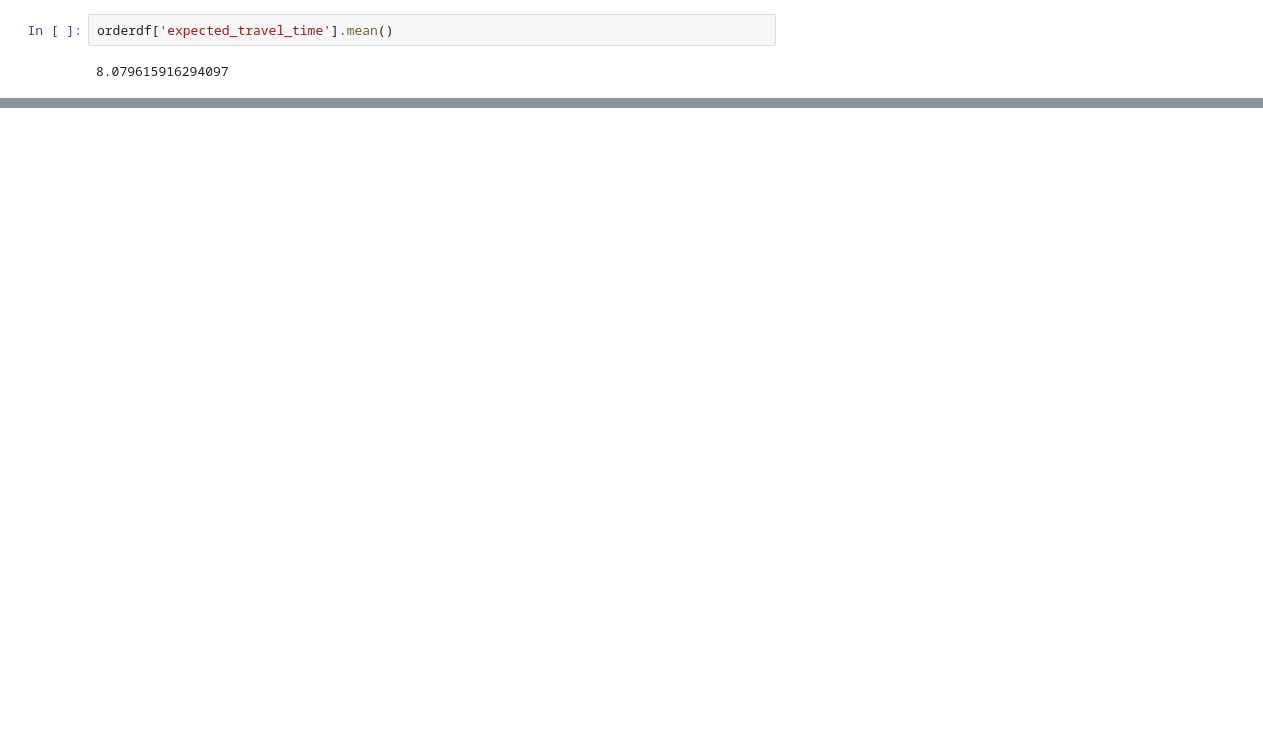
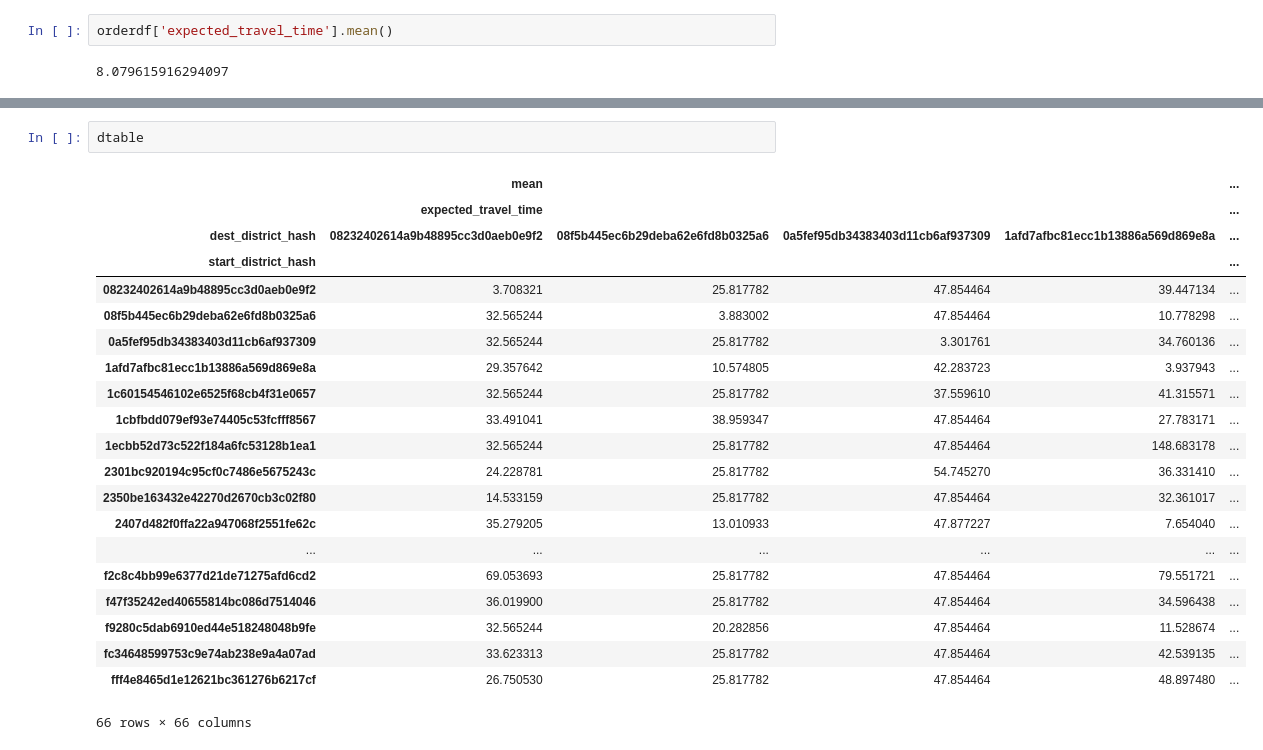
Before and after one commit to huevosabio/cs341, a Jupyter notebook: NetworkInference2.ipynb, the cells around one changed output, grey strips where cells are left out. Drawn from its saved outputs; the diff is of its cells as text; blank space fills up the shorter version.

```diff
--- a/NetworkInference2.ipynb
+++ b/NetworkInference2.ipynb
@@ -249,0 +257,24 @@ NameError: name 'dtable' is not defined
+# %%
+dtable
+# %% [output]
+|  | mean |  |  |  | ... |
+|  | expected_travel_time |  |  |  | ... |
+| dest_district_hash | 08232402614a9b48895cc3d0aeb0e9f2 | 08f5b445ec6b29deba62e6fd8b0325a6 | 0a5fef95db34383403d11cb6af937309 | 1afd7afbc81ecc1b13886a569d869e8a | ... |
+| start_district_hash |  |  |  |  | ... |
+| 08232402614a9b48895cc3d0aeb0e9f2 | 3.708321 | 25.817782 | 47.854464 | 39.447134 | ... |
+| 08f5b445ec6b29deba62e6fd8b0325a6 | 32.565244 | 3.883002 | 47.854464 | 10.778298 | ... |
+| 0a5fef95db34383403d11cb6af937309 | 32.565244 | 25.817782 | 3.301761 | 34.760136 | ... |
+| 1afd7afbc81ecc1b13886a569d869e8a | 29.357642 | 10.574805 | 42.283723 | 3.937943 | ... |
+| 1c60154546102e6525f68cb4f31e0657 | 32.565244 | 25.817782 | 37.559610 | 41.315571 | ... |
+| 1cbfbdd079ef93e74405c53fcfff8567 | 33.491041 | 38.959347 | 47.854464 | 27.783171 | ... |
+| 1ecbb52d73c522f184a6fc53128b1ea1 | 32.565244 | 25.817782 | 47.854464 | 148.683178 | ... |
+| 2301bc920194c95cf0c7486e5675243c | 24.228781 | 25.817782 | 54.745270 | 36.331410 | ... |
+| 2350be163432e42270d2670cb3c02f80 | 14.533159 | 25.817782 | 47.854464 | 32.361017 | ... |
+| 2407d482f0ffa22a947068f2551fe62c | 35.279205 | 13.010933 | 47.877227 | 7.654040 | ... |
+| ... | ... | ... | ... | ... | ... |
+| f2c8c4bb99e6377d21de71275afd6cd2 | 69.053693 | 25.817782 | 47.854464 | 79.551721 | ... |
+| f47f35242ed40655814bc086d7514046 | 36.019900 | 25.817782 | 47.854464 | 34.596438 | ... |
+| f9280c5dab6910ed44e518248048b9fe | 32.565244 | 20.282856 | 47.854464 | 11.528674 | ... |
+| fc34648599753c9e74ab238e9a4a07ad | 33.623313 | 25.817782 | 47.854464 | 42.539135 | ... |
+| fff4e8465d1e12621bc361276b6217cf | 26.750530 | 25.817782 | 47.854464 | 48.897480 | ... |
+66 rows × 66 columns
```
Also changed, not shown: parts of 16 cells of this notebook, 9 other files.
